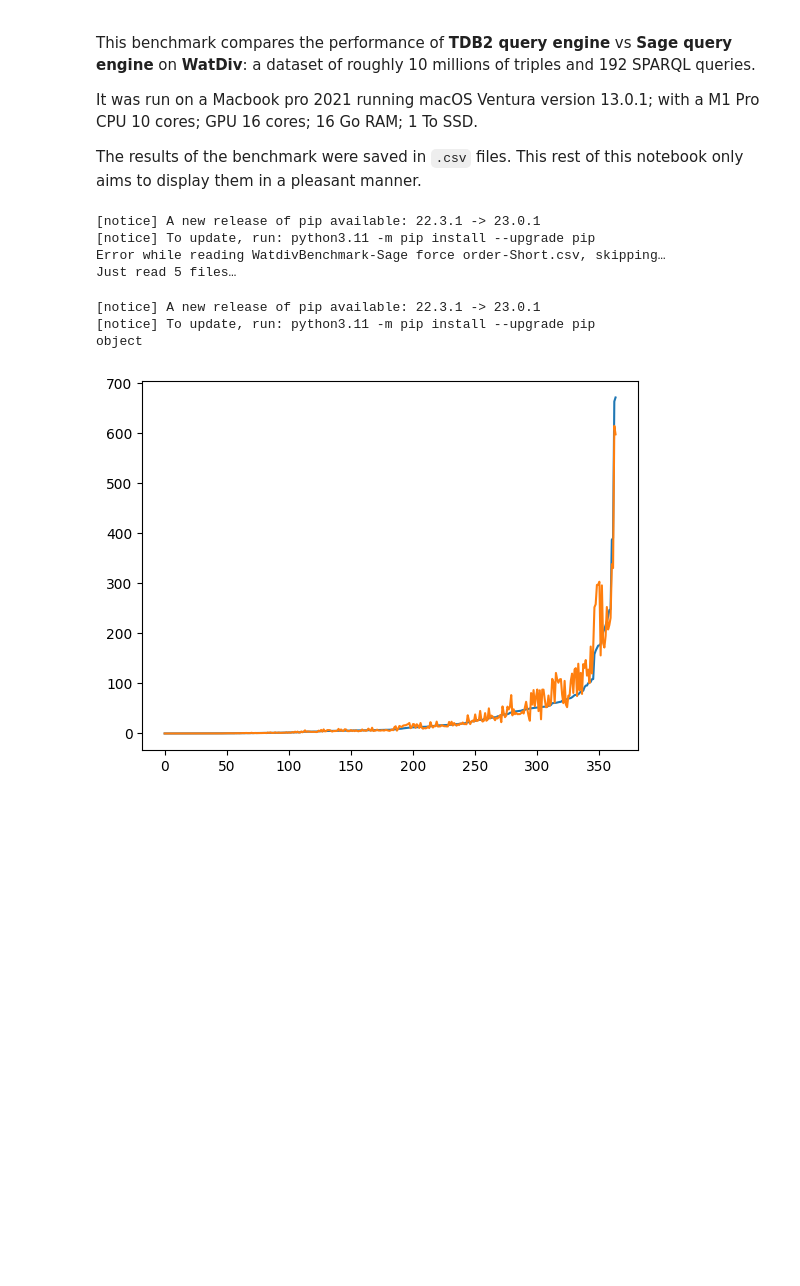
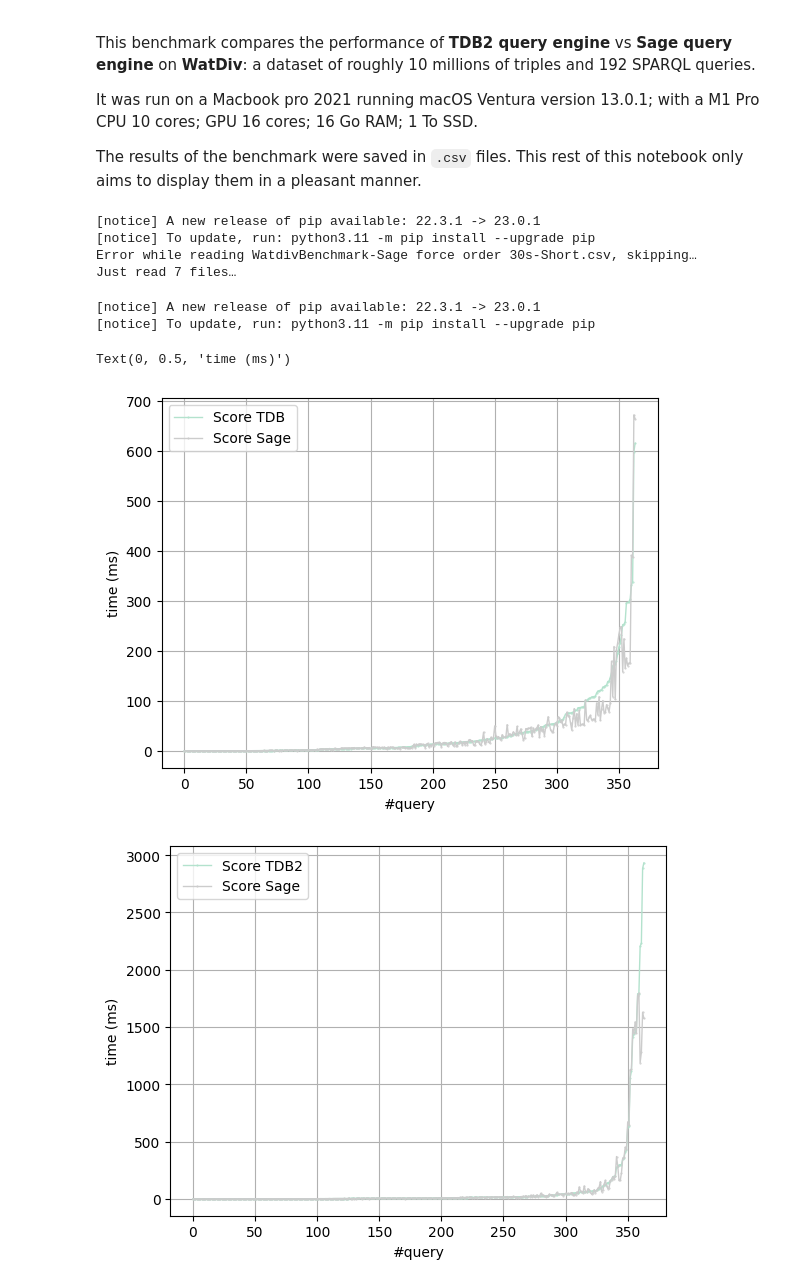
Before and after one commit to Chat-Wane/sage-jena, a Jupyter notebook: sage-jena-benchmarks/results/sage_vs_tdb2.ipynb, the cells around one changed output. Saved outputs shown, nothing was run; the diff lists cells and outputs as text; code cells hidden in the pictures; blank space fills up the shorter version.

Commit message:
1s short data, more on visualization

```diff
--- a/sage-jena-benchmarks/results/sage_vs_tdb2.ipynb
+++ b/sage-jena-benchmarks/results/sage_vs_tdb2.ipynb
@@ -21,42 +21,68 @@ for filename in os.listdir():
             print(f"Error while reading {filename}, skipping…")
 
 print(f"Just read {len(title_to_csv)} files…")
+sorted = False;
 # %% [output]
 [notice] A new release of pip available: 22.3.1 -> 23.0.1
 [notice] To update, run: python3.11 -m pip install --upgrade pip
-Error while reading WatdivBenchmark-Sage force order-Short.csv, skipping…
-Just read 5 files…
+Error while reading WatdivBenchmark-Sage force order 30s-Short.csv, skipping…
+Just read 7 files…
 # %%
 !pip3 install matplotlib --quiet
-## %matplotlib
+## %matplotlib ## `plt.show()` and `df.plot()` work better, maybe issue with macOS
 
 import matplotlib.pyplot as plt
 
-# print (title_to_csv)
 
-print(title_to_csv["WatdivBenchmark-Sage-Short.csv"]['Score'].dtypes)
-if title_to_csv["WatdivBenchmark-Sage-Short.csv"]['Score'].dtypes != "float64":
-    title_to_csv["WatdivBenchmark-Sage-Short.csv"]['Score'] = (title_to_csv["WatdivBenchmark-Sage-Short.csv"])['Score'].str.replace(',', '.').astype(float)
+## format the column score as float
+def columnToFloat(df, column):
+    if df[column].dtypes != "float64":
+        df[column] = df[column].str.replace(',', '.').astype(float)
 
-if title_to_csv["WatdivBenchmark-TDB-Short.csv"]['Score'].dtypes != "float64":
-    title_to_csv["WatdivBenchmark-TDB-Short.csv"]['Score'] = (title_to_csv["WatdivBenchmark-TDB-Short.csv"])['Score'].str.replace(',', '.').astype(float)
+columnToFloat(title_to_csv["WatdivBenchmark-Sage-Short.csv"], "Score")
+columnToFloat(title_to_csv["WatdivBenchmark-TDB-Short.csv"], "Score")
+columnToFloat(title_to_csv["WatdivBenchmark-TDB force order-Short.csv"], "Score")
+columnToFloat(title_to_csv["WatdivBenchmark-Sage force order-Short.csv"], "Score")
 
-title_to_csv["WatdivBenchmark-Sage-Short.csv"]['Score TDB'] = title_to_csv["WatdivBenchmark-TDB-Short.csv"]['Score']
-title_to_csv["WatdivBenchmark-Sage-Short.csv"].sort_values(by=['Score'], inplace=True)
+## remove single short ("ss") values, only keep averaged
+def keepOnlyAverageMode(df):
+    df = df[df["Mode"] == "avgt"]
 
+if not sorted:
+    # df = df[df.line_race != 0]
+    print("TODO this thing does not work yet ! TODO")
+    keepOnlyAverageMode(title_to_csv["WatdivBenchmark-Sage-Short.csv"])
+    keepOnlyAverageMode(title_to_csv["WatdivBenchmark-TDB-Short.csv"])
+    keepOnlyAverageMode(title_to_csv["WatdivBenchmark-TDB force order-Short.csv"])
+    keepOnlyAverageMode(title_to_csv["WatdivBenchmark-Sage force order-Short.csv"])
 
-title_to_csv["WatdivBenchmark-Sage-Short.csv"].reset_index(drop = True, inplace = True)
+## Sort ASC by score
+def sortByColumn(df, column):
+    df.sort_values(by=[column], inplace=True)
+    df.reset_index(drop = True, inplace = True)
 
+if not sorted:
+    force_order_df = pd.DataFrame()
+    no_force_order_df = pd.DataFrame()
+    no_force_order_df['Score TDB'] = title_to_csv["WatdivBenchmark-TDB-Short.csv"]['Score']
+    no_force_order_df['Score Sage'] = title_to_csv["WatdivBenchmark-Sage-Short.csv"]['Score']
+    force_order_df['Score TDB2'] = title_to_csv["WatdivBenchmark-TDB force order-Short.csv"]['Score']
+    force_order_df['Score Sage'] = title_to_csv["WatdivBenchmark-Sage force order-Short.csv"]['Score']
+    sortByColumn(no_force_order_df, "Score TDB")
+    sortByColumn(force_order_df, "Score TDB2")
+    sorted = True
 
-plt.plot(title_to_csv["WatdivBenchmark-Sage-Short.csv"].index,
-         title_to_csv["WatdivBenchmark-Sage-Short.csv"]["Score"])
+## (TODO) better grid
+axis = no_force_order_df.plot(grid=True, lw=1, colormap='Pastel2', marker='.', markersize=1,)
+axis.set_xlabel("#query")
+axis.set_ylabel("time (ms)")
 
-plt.plot(title_to_csv["WatdivBenchmark-Sage-Short.csv"].index,
-         title_to_csv["WatdivBenchmark-Sage-Short.csv"]['Score TDB'])
-
-plt.show()
+axis = force_order_df.plot(grid=True, lw=1, colormap='Pastel2', marker='.', markersize=1,)
+axis.set_xlabel("#query")
+axis.set_ylabel("time (ms)")
 # %% [output]
 [notice] A new release of pip available: 22.3.1 -> 23.0.1
 [notice] To update, run: python3.11 -m pip install --upgrade pip
-object
+Text(0, 0.5, 'time (ms)')
-[figure, old version]
+[figure, new version]
+[figure, added]
```
Also changed, not shown: 1 other file.
